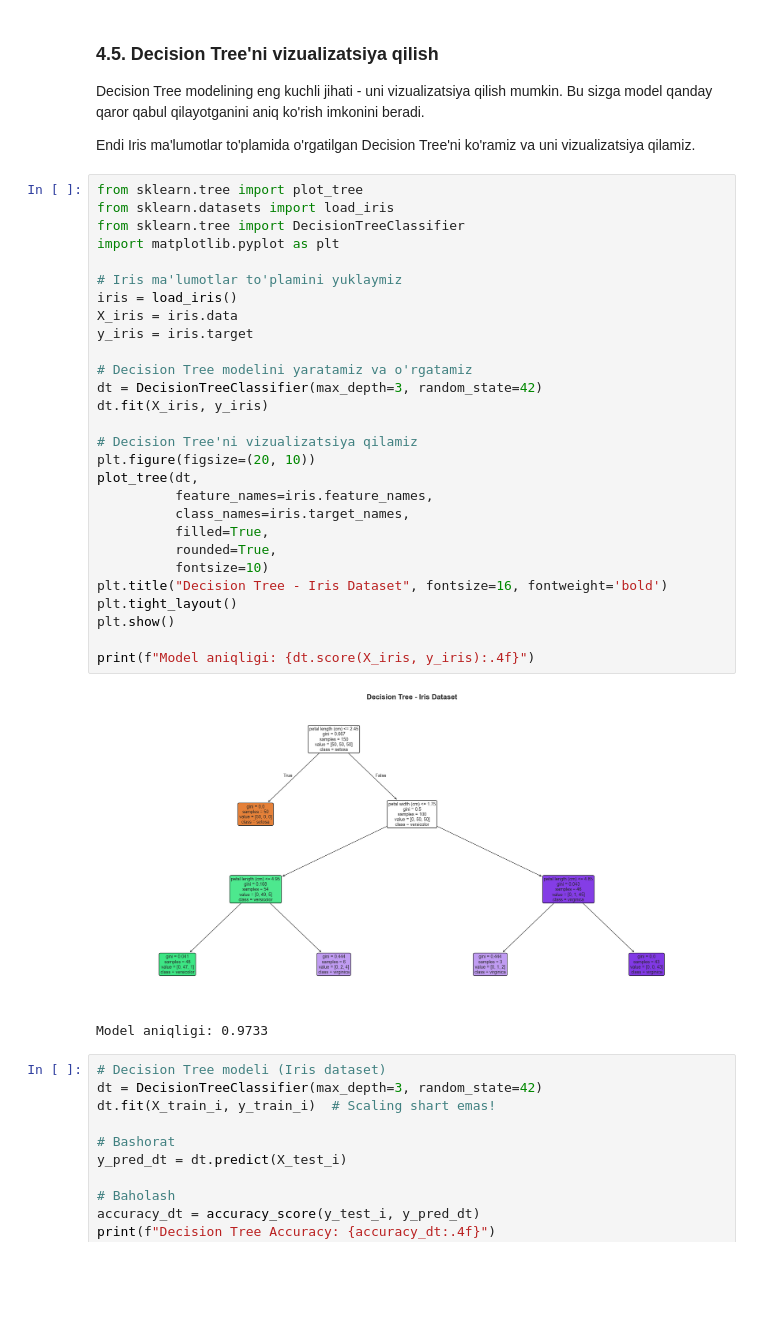
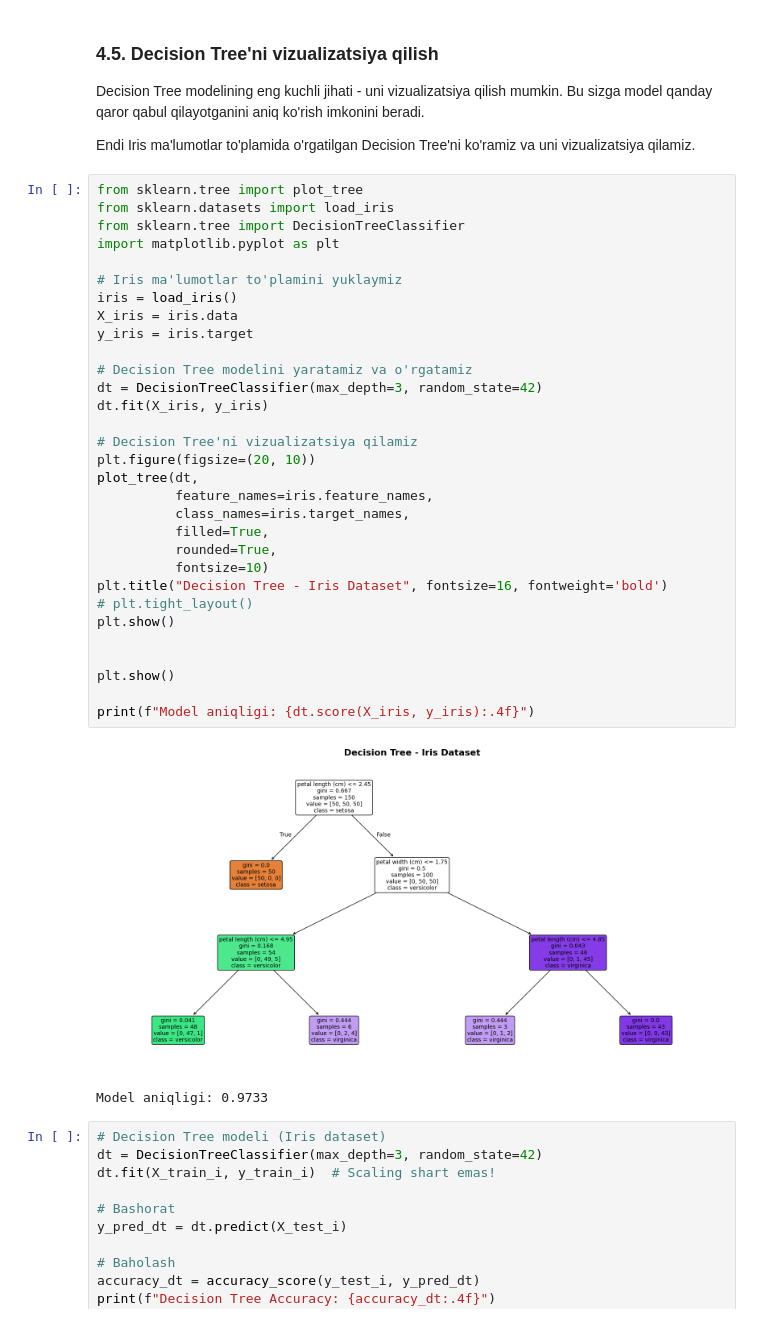
Before and after one commit to bnutfilloyev/Empowering-Young-Women-in-Data-Science-and-AI, a Jupyter notebook: Module-6-Machine-Learning/3-classification-models/lecture.ipynb, the cells around one changed output. Saved outputs shown, nothing was run; the diff lists cells and outputs as text; blank space fills up the shorter version.

```diff
--- a/Module-6-Machine-Learning/3-classification-models/lecture.ipynb
+++ b/Module-6-Machine-Learning/3-classification-models/lecture.ipynb
@@ -1490,33 +1421,36 @@ Endi Iris ma'lumotlar to'plamida o'rgatilgan Decision Tree'ni ko'ramiz va uni vi
 # %%
 from sklearn.tree import plot_tree
 from sklearn.datasets import load_iris
 from sklearn.tree import DecisionTreeClassifier
 import matplotlib.pyplot as plt
 
 # Iris ma'lumotlar to'plamini yuklaymiz
 iris = load_iris()
 X_iris = iris.data
 y_iris = iris.target
 
 # Decision Tree modelini yaratamiz va o'rgatamiz
 dt = DecisionTreeClassifier(max_depth=3, random_state=42)
 dt.fit(X_iris, y_iris)
 
 # Decision Tree'ni vizualizatsiya qilamiz
 plt.figure(figsize=(20, 10))
 plot_tree(dt,
           feature_names=iris.feature_names,
           class_names=iris.target_names,
           filled=True,
           rounded=True,
           fontsize=10)
 plt.title("Decision Tree - Iris Dataset", fontsize=16, fontweight='bold')
-plt.tight_layout()
+# plt.tight_layout()
+plt.show()
+
+
 plt.show()
 
 print(f"Model aniqligi: {dt.score(X_iris, y_iris):.4f}")
 # %% [output]
-[figure, old version]
+[figure, new version]
 Model aniqligi: 0.9733
 # %%
 # Decision Tree modeli (Iris dataset)
```
Also changed, not shown: parts of 5 cells of this notebook, 6 other files.
